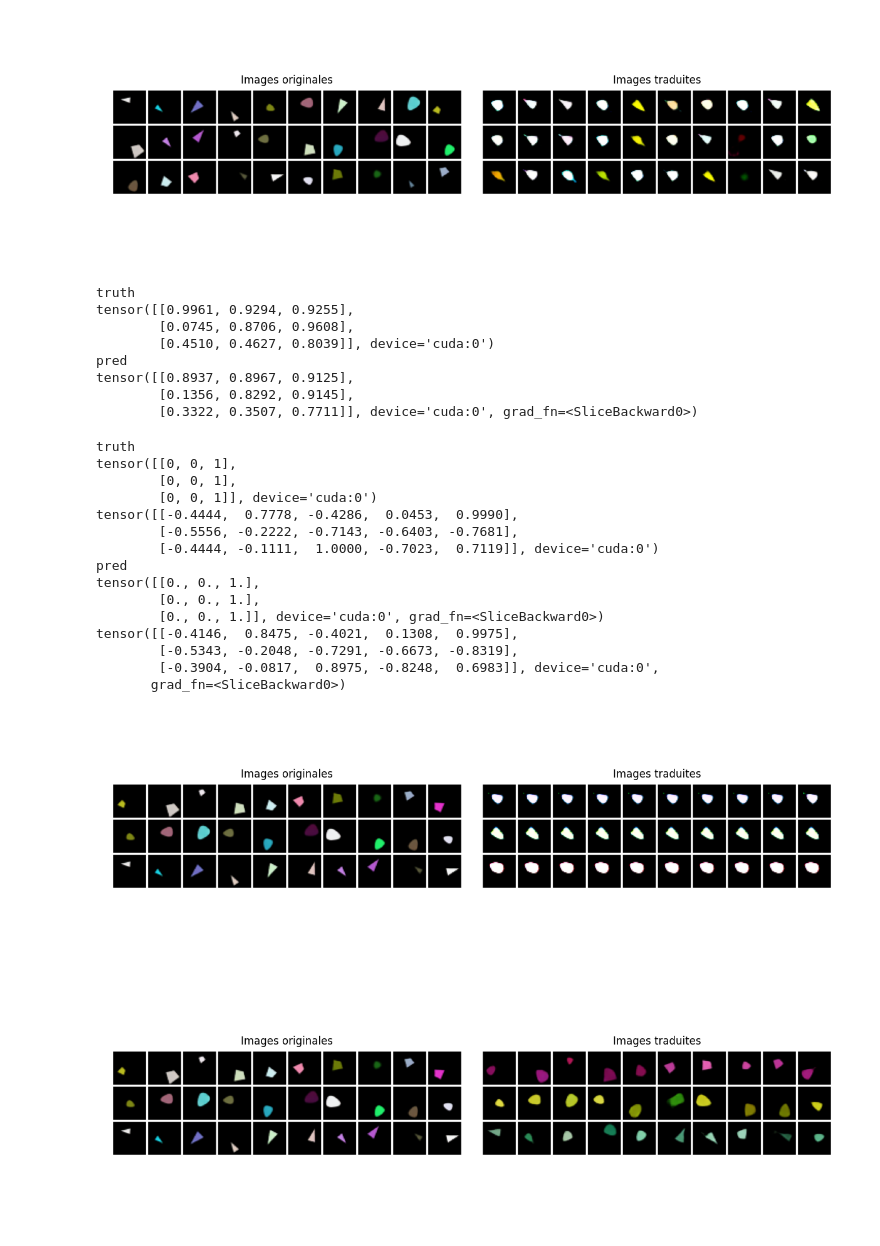
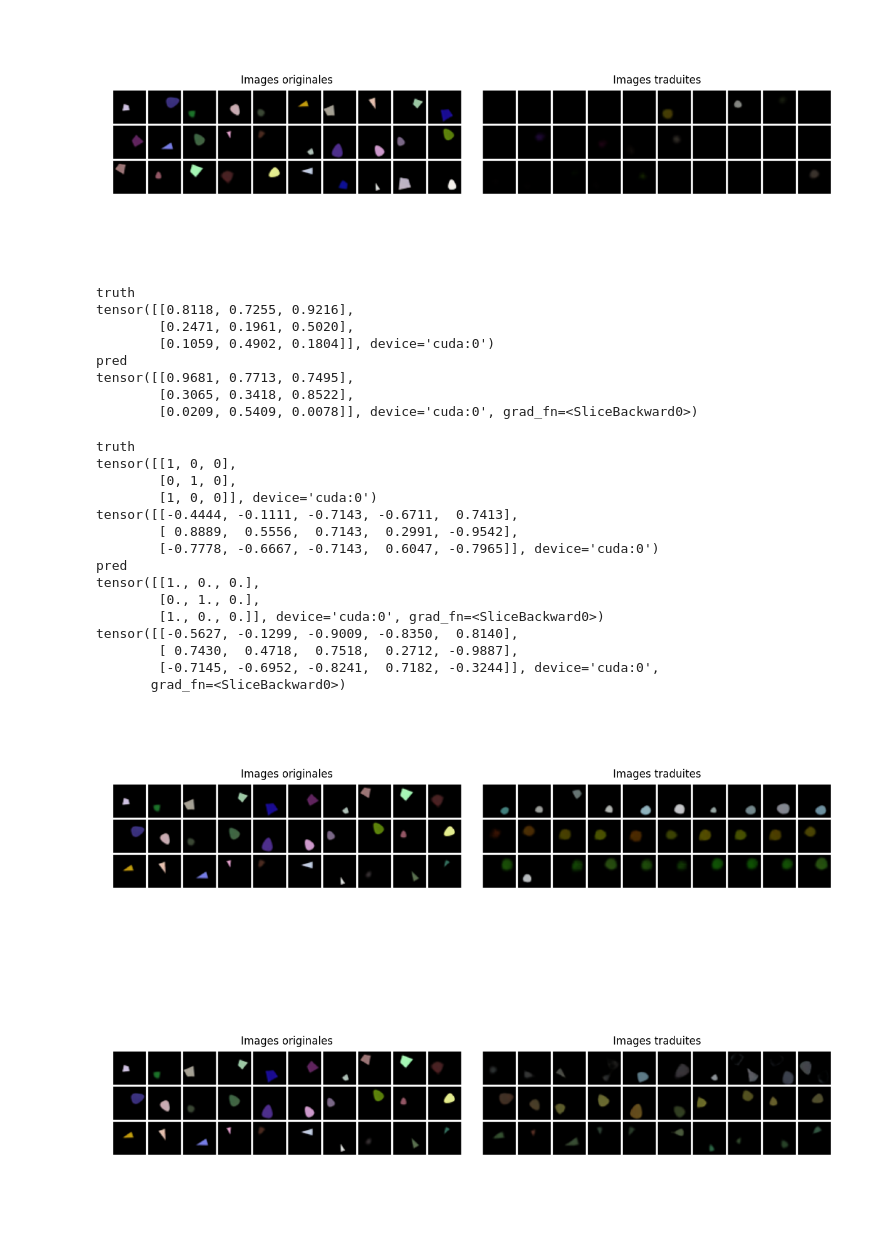
Before and after one commit to lucas-ch/gwsyn, a Jupyter notebook: notebooks/syn_3_modules_full.ipynb, the cells around one changed output. Saved outputs shown, nothing was run; the diff lists cells and outputs as text; code cells hidden in the pictures.

```diff
--- a/notebooks/syn_3_modules_full.ipynb
+++ b/notebooks/syn_3_modules_full.ipynb
@@ -29,10 +29,10 @@ from sklearn.preprocessing import StandardScaler
 
 %matplotlib widget
 # %%
-condition = "good_model_60"
+condition = "syn_3mod_s60_retry"
 checkpoint_epoch = 0
-n_samples_test = 200
-split = "test"
+n_samples_test = 300
+split = "train"
 # %%
 experiment_name = get_experiment_name(condition, "biased_00", 0)
 modules = get_setup_modules('syn', experiment_name)
@@ -128,7 +130,7 @@ decoded_images_tcv= visual_module.decode_images(x_pred_2['v_latents'])
 fig = plot_original_translated_comparison(original_images_rgb, decoded_images_tcv)
 plt.show()
 # %% [output]
-[figure, old version]
+[figure, new version]
 # %%
 # translation_v_latents_to_color
 
@@ -145,13 +147,13 @@ print('pred')
 print(x_pred['color'][0:3])
 # %% [output]
 truth
-tensor([[0.9961, 0.9294, 0.9255],
-        [0.0745, 0.8706, 0.9608],
-        [0.4510, 0.4627, 0.8039]], device='cuda:0')
+tensor([[0.8118, 0.7255, 0.9216],
+        [0.2471, 0.1961, 0.5020],
+        [0.1059, 0.4902, 0.1804]], device='cuda:0')
 pred
-tensor([[0.8937, 0.8967, 0.9125],
-        [0.1356, 0.8292, 0.9145],
-        [0.3322, 0.3507, 0.7711]], device='cuda:0', grad_fn=<SliceBackward0>)
+tensor([[0.9681, 0.7713, 0.7495],
+        [0.3065, 0.3418, 0.8522],
+        [0.0209, 0.5409, 0.0078]], device='cuda:0', grad_fn=<SliceBackward0>)
 # %%
 # translation_v_latents_to_attr
 
@@ -172,19 +174,19 @@ print(torch.round(pr[0])[0:3])
 print(pr[1][0:3])
 # %% [output]
 truth
-tensor([[0, 0, 1],
-        [0, 0, 1],
-        [0, 0, 1]], device='cuda:0')
-tensor([[-0.4444,  0.7778, -0.4286,  0.0453,  0.9990],
-        [-0.5556, -0.2222, -0.7143, -0.6403, -0.7681],
-        [-0.4444, -0.1111,  1.0000, -0.7023,  0.7119]], device='cuda:0')
+tensor([[1, 0, 0],
+        [0, 1, 0],
+        [1, 0, 0]], device='cuda:0')
+tensor([[-0.4444, -0.1111, -0.7143, -0.6711,  0.7413],
+        [ 0.8889,  0.5556,  0.7143,  0.2991, -0.9542],
+        [-0.7778, -0.6667, -0.7143,  0.6047, -0.7965]], device='cuda:0')
 pred
-tensor([[0., 0., 1.],
-        [0., 0., 1.],
-        [0., 0., 1.]], device='cuda:0', grad_fn=<SliceBackward0>)
-tensor([[-0.4146,  0.8475, -0.4021,  0.1308,  0.9975],
-        [-0.5343, -0.2048, -0.7291, -0.6673, -0.8319],
-        [-0.3904, -0.0817,  0.8975, -0.8248,  0.6983]], device='cuda:0',
+tensor([[1., 0., 0.],
+        [0., 1., 0.],
+        [1., 0., 0.]], device='cuda:0', grad_fn=<SliceBackward0>)
+tensor([[-0.5627, -0.1299, -0.9009, -0.8350,  0.8140],
+        [ 0.7430,  0.4718,  0.7518,  0.2712, -0.9887],
+        [-0.7145, -0.6952, -0.8241,  0.7182, -0.3244]], device='cuda:0',
        grad_fn=<SliceBackward0>)
 # %%
 # attribute to color to v_latents
@@ -211,17 +213,17 @@ cat = original_attr[0]
 fig = plot_original_translated_comparison(get_n_per_category(original_images_rgb, cat, 10), get_n_per_category(decoded_images_dt, cat, 10))
 plt.show()
 # %% [output]
-[figure, old version]
+[figure, new version]
 # %%
 # fusion: attribut to color to v_latent and attr to v_latents
-p = 0.8
+p = 0.6
 fusion = x_pred_1['v_latents']*p + x_pred_3['v_latents']*(1-p)
 decoded_images_f= visual_module.decode_images(fusion)
 
 fig = plot_original_translated_comparison(get_n_per_category(original_images_rgb, cat, 10), get_n_per_category(decoded_images_f, cat, 10))
 plt.show()
 # %% [output]
-[figure, old version]
+[figure, new version]
 # %%
 # est ce qu'on peut reconnaitre la catégorie avec seulement la couleur de l'espace latent attribut?
 scaler = StandardScaler()
```
Also changed, not shown: parts of 5 cells of this notebook, 3 other files.
